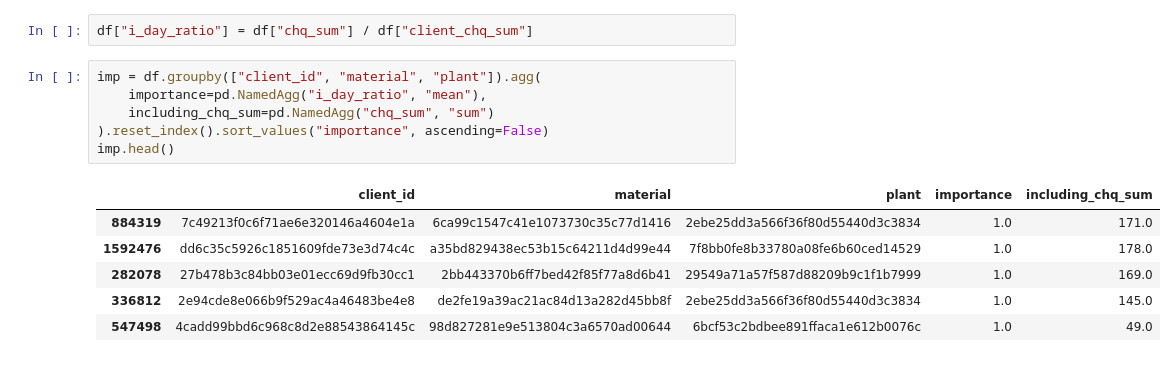
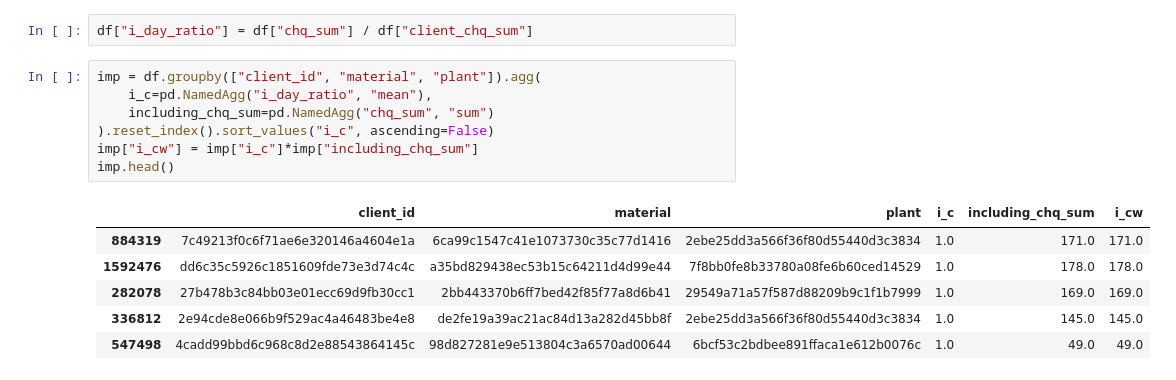
Before and after one commit to maksutovaynur/lenta_hack, a Jupyter notebook: AynurStats.ipynb, the cells around one changed output. Cells and saved outputs as stored; diff of their text form.

```diff
--- a/AynurStats.ipynb
+++ b/AynurStats.ipynb
@@ -101,14 +101,15 @@ df.sort_values("material_chq_count", ascending=False).head()
 df["i_day_ratio"] = df["chq_sum"] / df["client_chq_sum"]
 # %%
 imp = df.groupby(["client_id", "material", "plant"]).agg(
-    importance=pd.NamedAgg("i_day_ratio", "mean"),
+    i_c=pd.NamedAgg("i_day_ratio", "mean"),
     including_chq_sum=pd.NamedAgg("chq_sum", "sum")
-).reset_index().sort_values("importance", ascending=False)
+).reset_index().sort_values("i_c", ascending=False)
+imp["i_cw"] = imp["i_c"]*imp["including_chq_sum"]
 imp.head()
 # %% [output]
-|  | client_id | material | plant | importance | including_chq_sum |
-| 884319 | 7c49213f0c6f71ae6e320146a4604e1a | 6ca99c1547c41e1073730c35c77d1416 | 2ebe25dd3a566f36f80d55440d3c3834 | 1.0 | 171.0 |
-| 1592476 | dd6c35c5926c1851609fde73e3d74c4c | a35bd829438ec53b15c64211d4d99e44 | 7f8bb0fe8b33780a08fe6b60ced14529 | 1.0 | 178.0 |
-| 282078 | 27b478b3c84bb03e01ecc69d9fb30cc1 | 2bb443370b6ff7bed42f85f77a8d6b41 | 29549a71a57f587d88209b9c1f1b7999 | 1.0 | 169.0 |
-| 336812 | 2e94cde8e066b9f529ac4a46483be4e8 | de2fe19a39ac21ac84d13a282d45bb8f | 2ebe25dd3a566f36f80d55440d3c3834 | 1.0 | 145.0 |
-| 547498 | 4cadd99bbd6c968c8d2e88543864145c | 98d827281e9e513804c3a6570ad00644 | 6bcf53c2bdbee891ffaca1e612b0076c | 1.0 | 49.0 |
+|  | client_id | material | plant | i_c | including_chq_sum | i_cw |
+| 884319 | 7c49213f0c6f71ae6e320146a4604e1a | 6ca99c1547c41e1073730c35c77d1416 | 2ebe25dd3a566f36f80d55440d3c3834 | 1.0 | 171.0 | 171.0 |
+| 1592476 | dd6c35c5926c1851609fde73e3d74c4c | a35bd829438ec53b15c64211d4d99e44 | 7f8bb0fe8b33780a08fe6b60ced14529 | 1.0 | 178.0 | 178.0 |
+| 282078 | 27b478b3c84bb03e01ecc69d9fb30cc1 | 2bb443370b6ff7bed42f85f77a8d6b41 | 29549a71a57f587d88209b9c1f1b7999 | 1.0 | 169.0 | 169.0 |
+| 336812 | 2e94cde8e066b9f529ac4a46483be4e8 | de2fe19a39ac21ac84d13a282d45bb8f | 2ebe25dd3a566f36f80d55440d3c3834 | 1.0 | 145.0 | 145.0 |
+| 547498 | 4cadd99bbd6c968c8d2e88543864145c | 98d827281e9e513804c3a6570ad00644 | 6bcf53c2bdbee891ffaca1e612b0076c | 1.0 | 49.0 | 49.0 |
```
Also changed, not shown: parts of 5 cells of this notebook, 6 other files.
